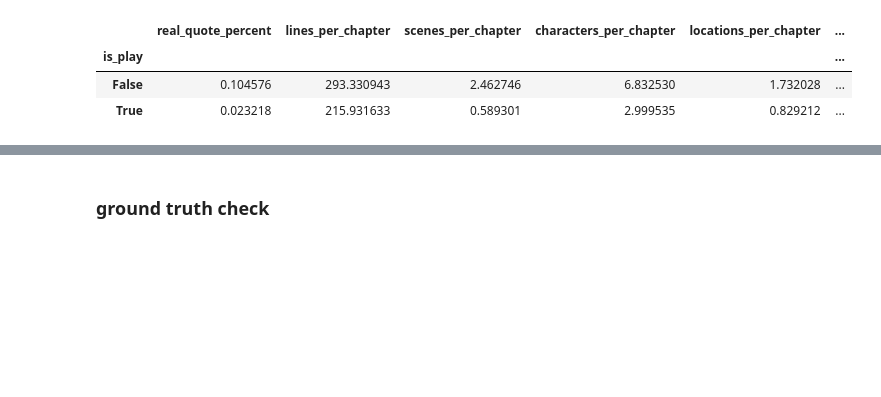
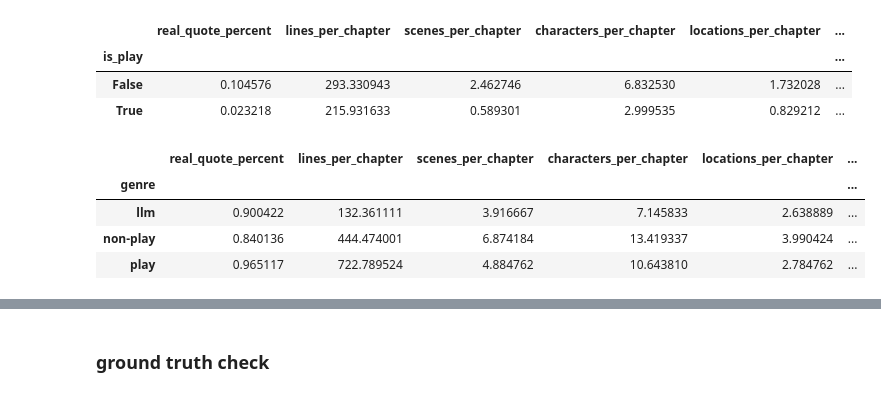
Before and after one commit to ShawnAzman/story-viz, a Jupyter notebook: notebooks/compute-stats.ipynb, the cells around one changed output, grey strips where cells are left out. Saved outputs shown, nothing was run; the diff lists cells and outputs as text; code cells hidden in the pictures; blank space fills up the shorter version.

```diff
--- a/notebooks/compute-stats.ipynb
+++ b/notebooks/compute-stats.ipynb
@@ -333,3 +349,11 @@ play_sd
 | is_play |  |  |  |  |  | ... |
 | False | 0.104576 | 293.330943 | 2.462746 | 6.832530 | 1.732028 | ... |
 | True | 0.023218 | 215.931633 | 0.589301 | 2.999535 | 0.829212 | ... |
+# %%
+genre_avg
+# %% [output]
+|  | real_quote_percent | lines_per_chapter | scenes_per_chapter | characters_per_chapter | locations_per_chapter | ... |
+| genre |  |  |  |  |  | ... |
+| llm | 0.900422 | 132.361111 | 3.916667 | 7.145833 | 2.638889 | ... |
+| non-play | 0.840136 | 444.474001 | 6.874184 | 13.419337 | 3.990424 | ... |
+| play | 0.965117 | 722.789524 | 4.884762 | 10.643810 | 2.784762 | ... |
```
Also changed, not shown: parts of 19 cells of this notebook, 1 other file.
